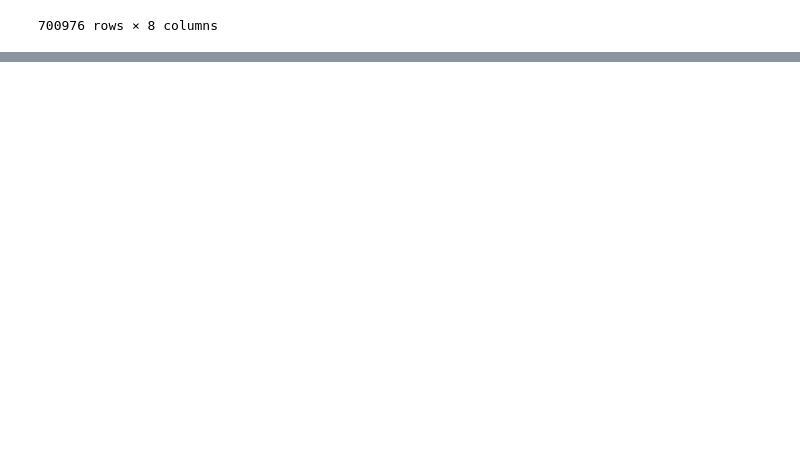
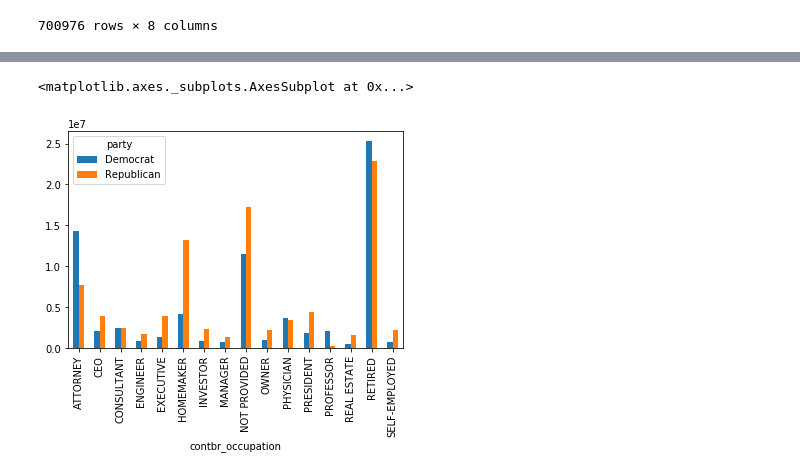
Before and after one commit to QQ876684433/AI_Learning, a Jupyter notebook: AliTianChi/数据分析进阶/pandas实践/2012美国总统竞选赞助数据分析.ipynb, the cells around one changed output, grey strips where cells are left out. Drawn from its saved outputs; the diff is of its cells as text; code cells hidden in the pictures; blank space fills up the shorter version.

```diff
--- a/AliTianChi/数据分析进阶/pandas实践/2012美国总统竞选赞助数据分析.ipynb
+++ b/AliTianChi/数据分析进阶/pandas实践/2012美国总统竞选赞助数据分析.ipynb
@@ -221,0 +244,7 @@ data_vs
+# %%
+# 按照党派、职业对赞助金额进行汇总，类似excel中的透视表操作，聚合函数为sum
+by_occupation = data.pivot_table('contb_receipt_amt', index='contbr_occupation', columns='party', aggfunc='sum')
+
+# 过滤掉赞助金额小于200W的数据
+over_2mm = by_occupation[by_occupation.sum(1) > 2000000]
+over_2mm
@@ -221,0 +270,5 @@ data_vs
+# %%
+over_2mm.plot(kind='bar')
+# %% [output]
+<matplotlib.axes._subplots.AxesSubplot at 0x...>
+[figure, added]
```
Also changed, not shown: parts of 10 cells of this notebook.
